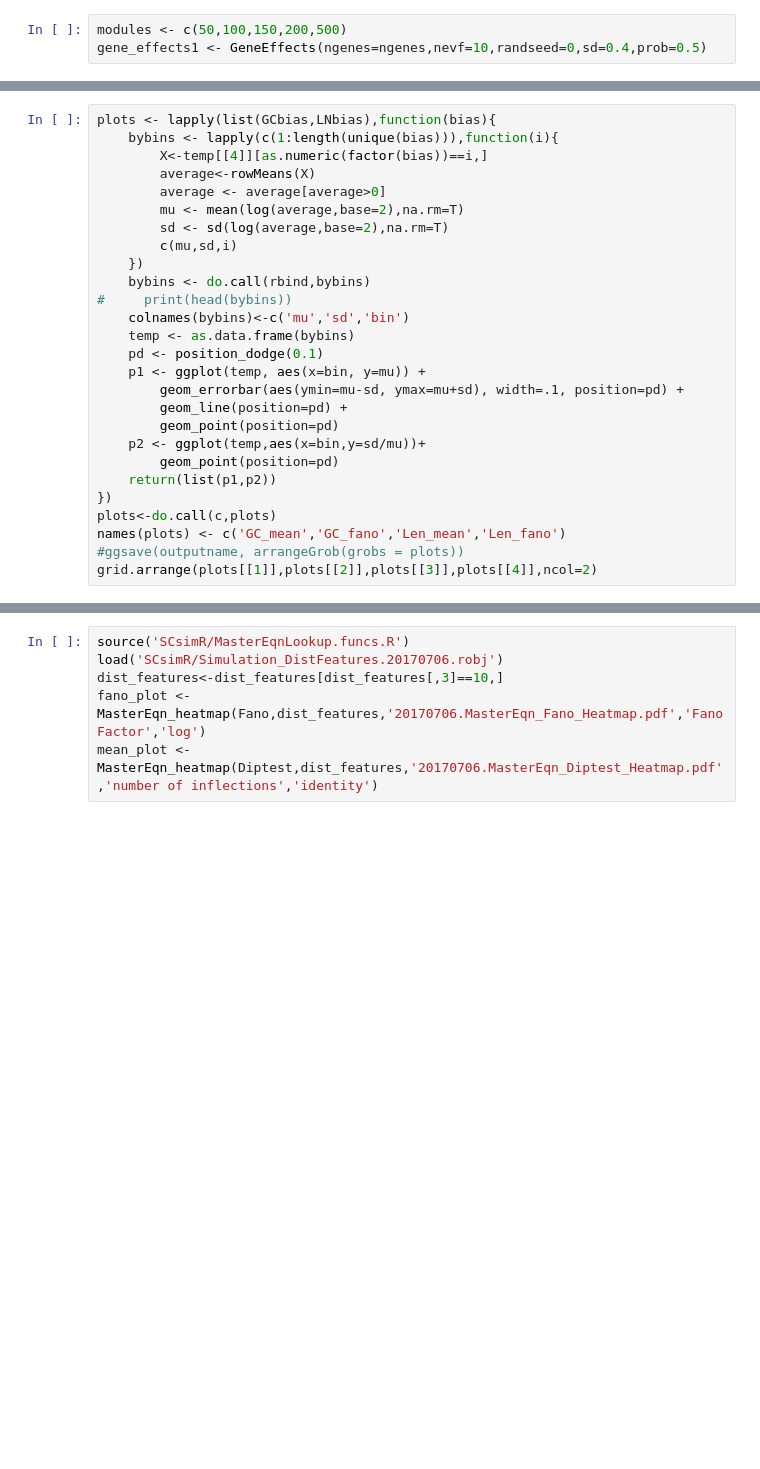
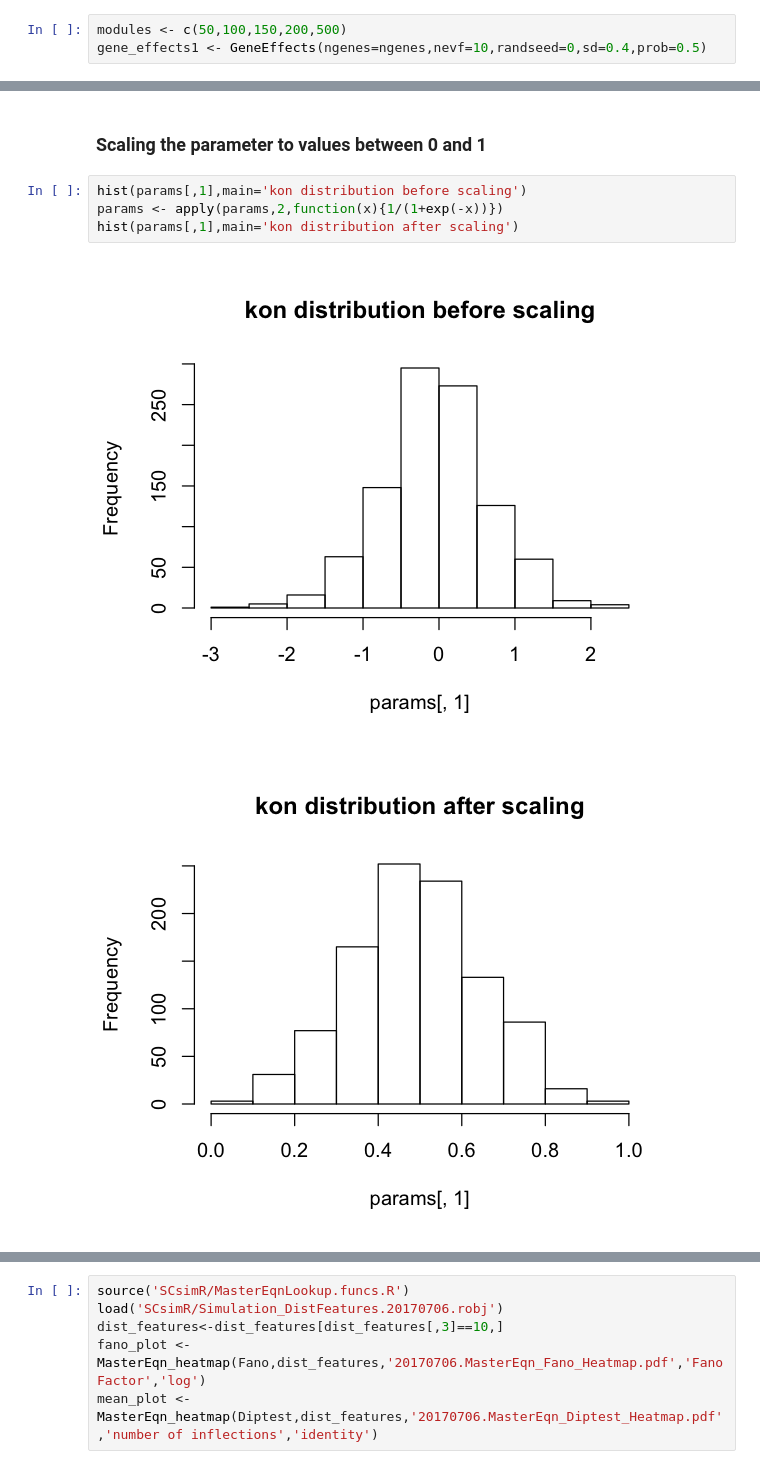
Before and after one commit to YosefLab/SymSim, a Jupyter notebook: Manual.ipynb, the cells around one changed output, grey strips where cells are left out. Saved outputs shown, nothing was run; the diff lists cells and outputs as text; blank space fills up the shorter version.

```diff
--- a/Manual.ipynb
+++ b/Manual.ipynb
@@ -83,27 +97,0 @@ LNbias <- -temp[[5]][[2]]
-# %%
-plots <- lapply(list(GCbias,LNbias),function(bias){
-    bybins <- lapply(c(1:length(unique(bias))),function(i){
-        X<-temp[[4]][as.numeric(factor(bias))==i,]
-        average<-rowMeans(X)
-        average <- average[average>0]
-        mu <- mean(log(average,base=2),na.rm=T)
-        sd <- sd(log(average,base=2),na.rm=T)
-        c(mu,sd,i)
-    })
-    bybins <- do.call(rbind,bybins)
-#     print(head(bybins))
-    colnames(bybins)<-c('mu','sd','bin')
-    temp <- as.data.frame(bybins)
-    pd <- position_dodge(0.1)
-    p1 <- ggplot(temp, aes(x=bin, y=mu)) +
-        geom_errorbar(aes(ymin=mu-sd, ymax=mu+sd), width=.1, position=pd) +
-        geom_line(position=pd) +
-        geom_point(position=pd)
-    p2 <- ggplot(temp,aes(x=bin,y=sd/mu))+
-        geom_point(position=pd)
-    return(list(p1,p2))
-})
-plots<-do.call(c,plots)
-names(plots) <- c('GC_mean','GC_fano','Len_mean','Len_fano')
-#ggsave(outputname, arrangeGrob(grobs = plots))
-grid.arrange(plots[[1]],plots[[2]],plots[[3]],plots[[4]],ncol=2)
@@ -151,0 +114,9 @@ barplot(AUC[o], col=col_vec[o], border=col_vec[o], main="FNR AUC")
+# %% [markdown]
+### Scaling the parameter to values between 0 and 1
+# %%
+hist(params[,1],main='kon distribution before scaling')
+params <- apply(params,2,function(x){1/(1+exp(-x))})
+hist(params[,1],main='kon distribution after scaling')
+# %% [output]
+[figure, added]
+[figure, added]
```
Also changed, not shown: parts of 54 cells of this notebook, 6 other files.
